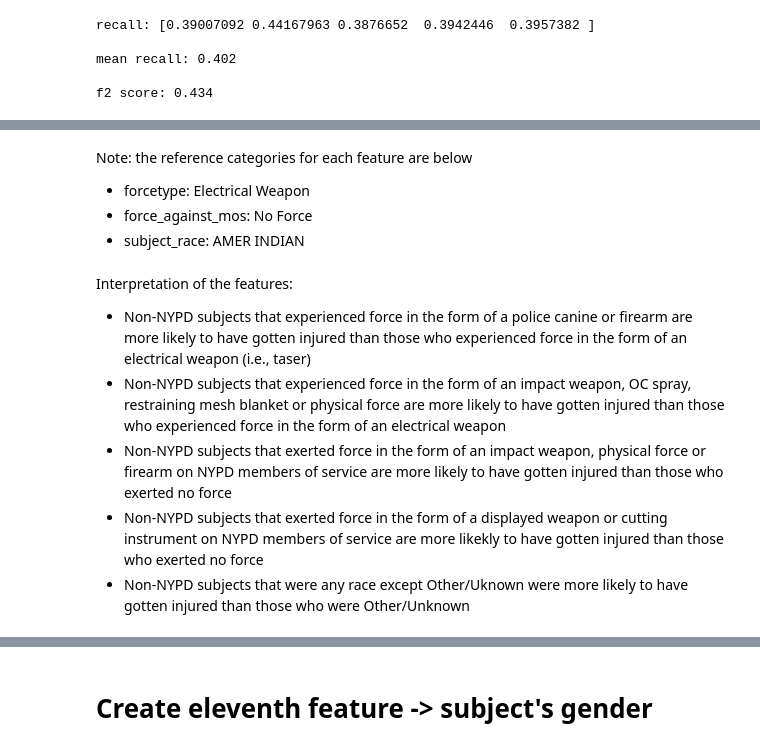
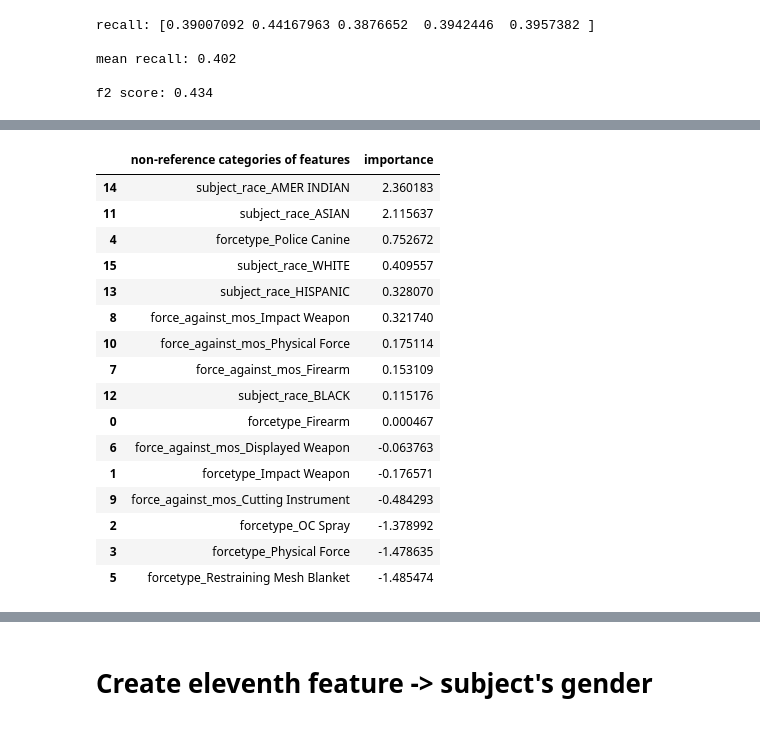
Before and after one commit to chloebs4590/Metis-Classification, a Jupyter notebook: nypd_use_of_force.ipynb, the cells around one changed output, grey strips where cells are left out. Cells and saved outputs as stored; diff of their text form; code cells hidden in the pictures.

```diff
--- a/nypd_use_of_force.ipynb
+++ b/nypd_use_of_force.ipynb
@@ -1323,12 +1287,27 @@ sns.despine(left=True, bottom=True)
-# %% [markdown]
-Note: the reference categories for each feature are below
-- forcetype: Electrical Weapon
-- force_against_mos: No Force
-- subject_race: AMER INDIAN
-# %% [markdown]
-Interpretation of the features:
-- Non-NYPD subjects that experienced force in the form of a police canine or firearm are more likely to have gotten injured than those who experienced force in the form of an electrical weapon (i.e., taser)
-- Non-NYPD subjects that experienced force in the form of an impact weapon, OC spray, restraining mesh blanket or physical force are more likely to have gotten injured than those who experienced force in the form of an electrical weapon
-- Non-NYPD subjects that exerted force in the form of an impact weapon, physical force or firearm on NYPD members of service are more likely to have gotten injured than those who exerted no force
-- Non-NYPD subjects that exerted force in the form of a displayed weapon or cutting instrument on NYPD members of service are more likekly to have gotten injured than those who exerted no force
-- Non-NYPD subjects that were any race except Other/Uknown were more likely to have gotten injured than those who were Other/Unknown
+# %%
+# get importance
+importance = lr_10.coef_[0]
+
+# create df of features and their importance levels
+lr_10_feature_importance = pd.DataFrame({'non-reference categories of features': X_10.columns,
+                   'importance': importance}).\
+                    sort_values('importance', ascending = False)
+lr_10_feature_importance
+# %% [output]
+|  | non-reference categories of features | importance |
+| 14 | subject_race_AMER INDIAN | 2.360183 |
+| 11 | subject_race_ASIAN | 2.115637 |
+| 4 | forcetype_Police Canine | 0.752672 |
+| 15 | subject_race_WHITE | 0.409557 |
+| 13 | subject_race_HISPANIC | 0.328070 |
+| 8 | force_against_mos_Impact Weapon | 0.321740 |
+| 10 | force_against_mos_Physical Force | 0.175114 |
+| 7 | force_against_mos_Firearm | 0.153109 |
+| 12 | subject_race_BLACK | 0.115176 |
+| 0 | forcetype_Firearm | 0.000467 |
+| 6 | force_against_mos_Displayed Weapon | -0.063763 |
+| 1 | forcetype_Impact Weapon | -0.176571 |
+| 9 | force_against_mos_Cutting Instrument | -0.484293 |
+| 2 | forcetype_OC Spray | -1.378992 |
+| 3 | forcetype_Physical Force | -1.478635 |
+| 5 | forcetype_Restraining Mesh Blanket | -1.485474 |
```
Also changed, not shown: parts of 32 cells of this notebook.
